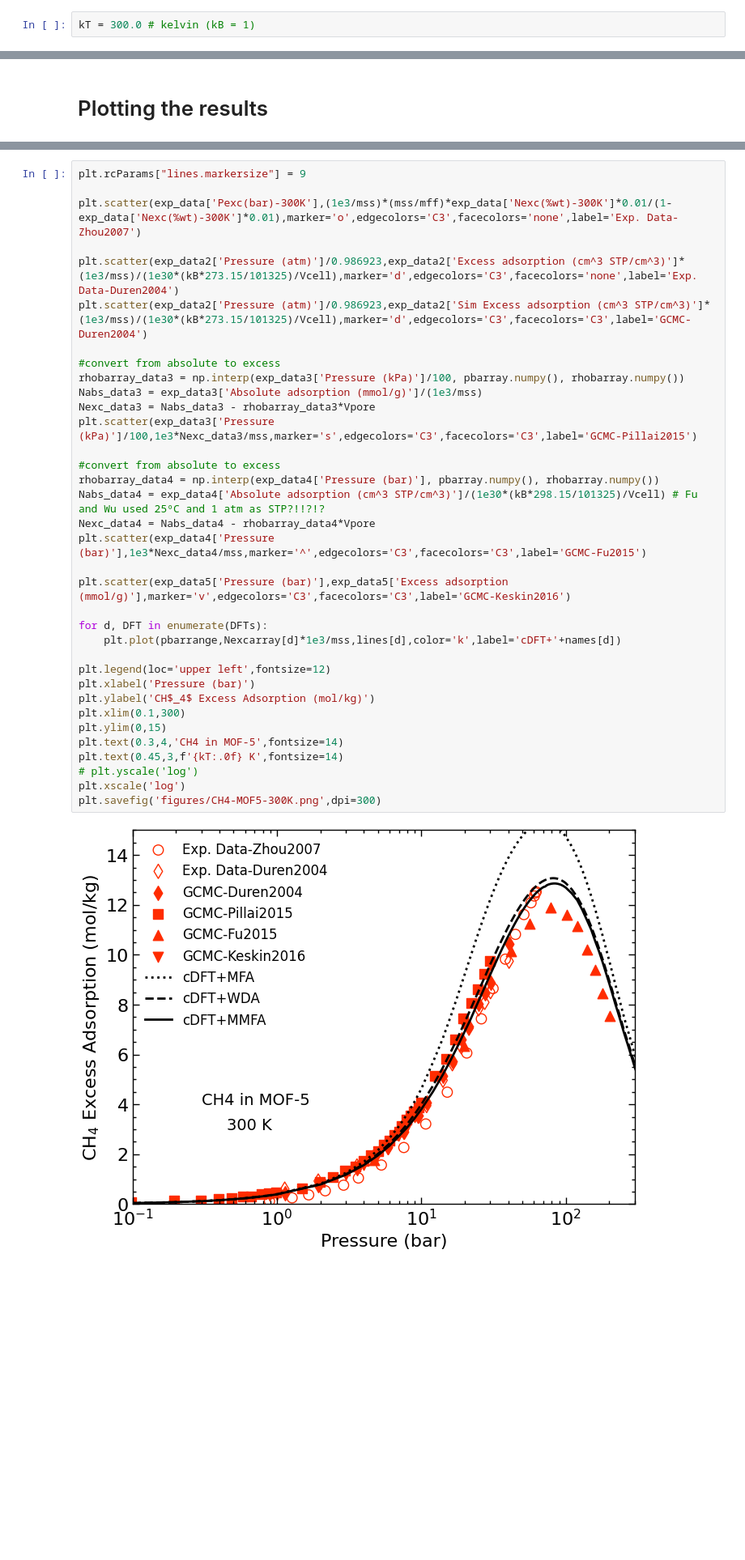
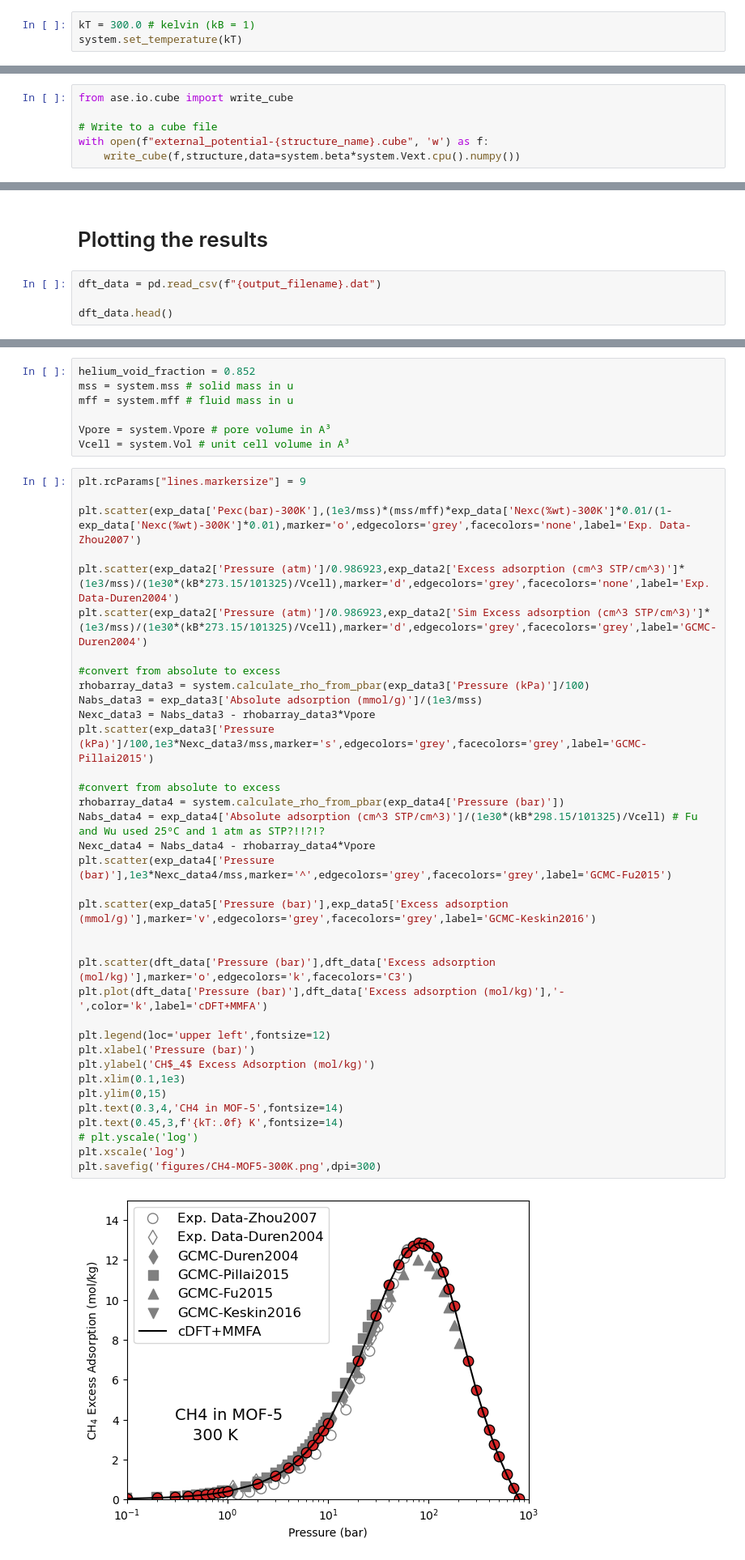
Before and after one commit to elvissoares/PyDFTlj, a Jupyter notebook: examples/Example5-Adsorption3D_CH4_on_MOFs.ipynb, the cells around one changed output, grey strips where cells are left out. Shown at 81% size. Saved outputs shown, nothing was run; the diff lists cells and outputs as text; blank space fills up the shorter version.

```diff
--- a/examples/Example5-Adsorption3D_CH4_on_MOFs.ipynb
+++ b/examples/Example5-Adsorption3D_CH4_on_MOFs.ipynb
@@ -98,3 +90,4 @@ Ngrid = DFTMMFA.Ngrid[0]
 ## Setting the Temperature
 # %%
 kT = 300.0 # kelvin (kB = 1)
+system.set_temperature(kT)
@@ -174,0 +102,6 @@ plt.show()
+# %%
+from ase.io.cube import write_cube
+
+# Write to a cube file
+with open(f"external_potential-{structure_name}.cube", 'w') as f:
+    write_cube(f,structure,data=system.beta*system.Vext.cpu().numpy())
@@ -245,2 +144,6 @@ plt.show()
 # %% [markdown]
 # Plotting the results
+# %%
+dft_data = pd.read_csv(f"{output_filename}.dat")
+
+dft_data.head()
@@ -259,37 +163,45 @@ names = ['MFA','WDA','MMFA']
+# %%
+helium_void_fraction = 0.852
+mss = system.mss # solid mass in u
+mff = system.mff # fluid mass in u
+
+Vpore = system.Vpore # pore volume in A³
+Vcell = system.Vol # unit cell volume in A³
 # %%
 plt.rcParams["lines.markersize"] = 9
 
-plt.scatter(exp_data['Pexc(bar)-300K'],(1e3/mss)*(mss/mff)*exp_data['Nexc(%wt)-300K']*0.01/(1-exp_data['Nexc(%wt)-300K']*0.01),marker='o',edgecolors='C3',facecolors='none',label='Exp. Data-Zhou2007')
+plt.scatter(exp_data['Pexc(bar)-300K'],(1e3/mss)*(mss/mff)*exp_data['Nexc(%wt)-300K']*0.01/(1-exp_data['Nexc(%wt)-300K']*0.01),marker='o',edgecolors='grey',facecolors='none',label='Exp. Data-Zhou2007')
 
-plt.scatter(exp_data2['Pressure (atm)']/0.986923,exp_data2['Excess adsorption (cm^3 STP/cm^3)']*(1e3/mss)/(1e30*(kB*273.15/101325)/Vcell),marker='d',edgecolors='C3',facecolors='none',label='Exp. Data-Duren2004')
-plt.scatter(exp_data2['Pressure (atm)']/0.986923,exp_data2['Sim Excess adsorption (cm^3 STP/cm^3)']*(1e3/mss)/(1e30*(kB*273.15/101325)/Vcell),marker='d',edgecolors='C3',facecolors='C3',label='GCMC-Duren2004')
+plt.scatter(exp_data2['Pressure (atm)']/0.986923,exp_data2['Excess adsorption (cm^3 STP/cm^3)']*(1e3/mss)/(1e30*(kB*273.15/101325)/Vcell),marker='d',edgecolors='grey',facecolors='none',label='Exp. Data-Duren2004')
+plt.scatter(exp_data2['Pressure (atm)']/0.986923,exp_data2['Sim Excess adsorption (cm^3 STP/cm^3)']*(1e3/mss)/(1e30*(kB*273.15/101325)/Vcell),marker='d',edgecolors='grey',facecolors='grey',label='GCMC-Duren2004')
 
 #convert from absolute to excess
-rhobarray_data3 = np.interp(exp_data3['Pressure (kPa)']/100, pbarray.numpy(), rhobarray.numpy())
+rhobarray_data3 = system.calculate_rho_from_pbar(exp_data3['Pressure (kPa)']/100)
 Nabs_data3 = exp_data3['Absolute adsorption (mmol/g)']/(1e3/mss)
 Nexc_data3 = Nabs_data3 - rhobarray_data3*Vpore
-plt.scatter(exp_data3['Pressure (kPa)']/100,1e3*Nexc_data3/mss,marker='s',edgecolors='C3',facecolors='C3',label='GCMC-Pillai2015')
+plt.scatter(exp_data3['Pressure (kPa)']/100,1e3*Nexc_data3/mss,marker='s',edgecolors='grey',facecolors='grey',label='GCMC-Pillai2015')
 
 #convert from absolute to excess
-rhobarray_data4 = np.interp(exp_data4['Pressure (bar)'], pbarray.numpy(), rhobarray.numpy())
+rhobarray_data4 = system.calculate_rho_from_pbar(exp_data4['Pressure (bar)'])
 Nabs_data4 = exp_data4['Absolute adsorption (cm^3 STP/cm^3)']/(1e30*(kB*298.15/101325)/Vcell) # Fu and Wu used 25ºC and 1 atm as STP?!!?!?
 Nexc_data4 = Nabs_data4 - rhobarray_data4*Vpore
-plt.scatter(exp_data4['Pressure (bar)'],1e3*Nexc_data4/mss,marker='^',edgecolors='C3',facecolors='C3',label='GCMC-Fu2015')
+plt.scatter(exp_data4['Pressure (bar)'],1e3*Nexc_data4/mss,marker='^',edgecolors='grey',facecolors='grey',label='GCMC-Fu2015')
 
-plt.scatter(exp_data5['Pressure (bar)'],exp_data5['Excess adsorption (mmol/g)'],marker='v',edgecolors='C3',facecolors='C3',label='GCMC-Keskin2016')
+plt.scatter(exp_data5['Pressure (bar)'],exp_data5['Excess adsorption (mmol/g)'],marker='v',edgecolors='grey',facecolors='grey',label='GCMC-Keskin2016')
 
-for d, DFT in enumerate(DFTs):
-    plt.plot(pbarrange,Nexcarray[d]*1e3/mss,lines[d],color='k',label='cDFT+'+names[d])
+
+plt.scatter(dft_data['Pressure (bar)'],dft_data['Excess adsorption (mol/kg)'],marker='o',edgecolors='k',facecolors='C3')
+plt.plot(dft_data['Pressure (bar)'],dft_data['Excess adsorption (mol/kg)'],'-',color='k',label='cDFT+MMFA')
 
 plt.legend(loc='upper left',fontsize=12)
 plt.xlabel('Pressure (bar)')
 plt.ylabel('CH$_4$ Excess Adsorption (mol/kg)')
-plt.xlim(0.1,300)
+plt.xlim(0.1,1e3)
 plt.ylim(0,15)
 plt.text(0.3,4,'CH4 in MOF-5',fontsize=14)
 plt.text(0.45,3,f'{kT:.0f} K',fontsize=14)
 # plt.yscale('log')
 plt.xscale('log')
 plt.savefig('figures/CH4-MOF5-300K.png',dpi=300)
 # %% [output]
-[figure, old version]
+[figure, new version]
```
Also changed, not shown: parts of 50 cells of this notebook, 19 other files.
